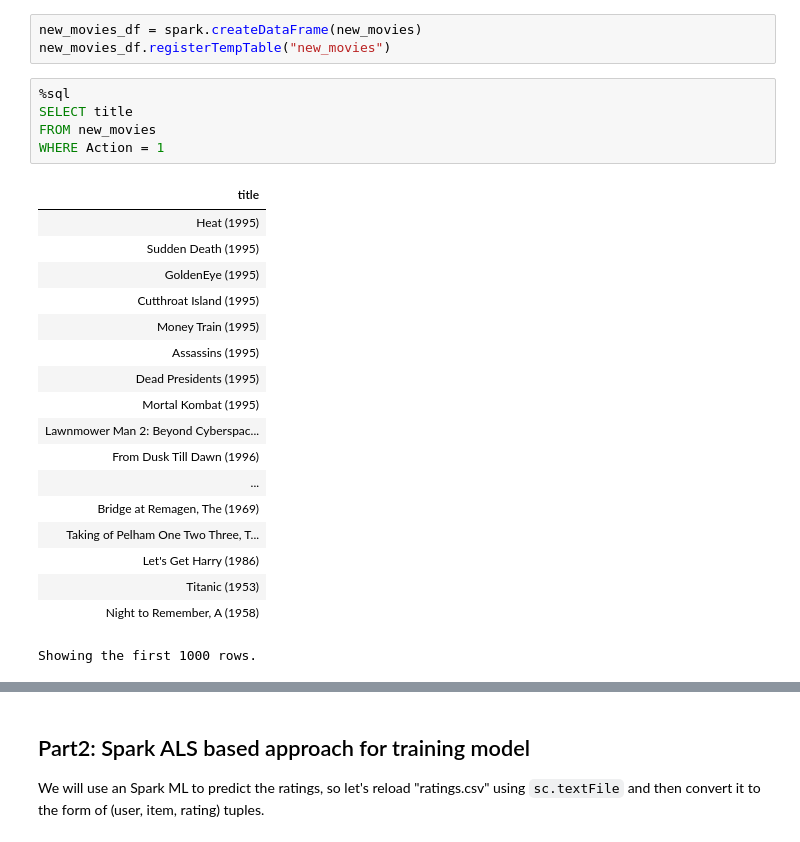
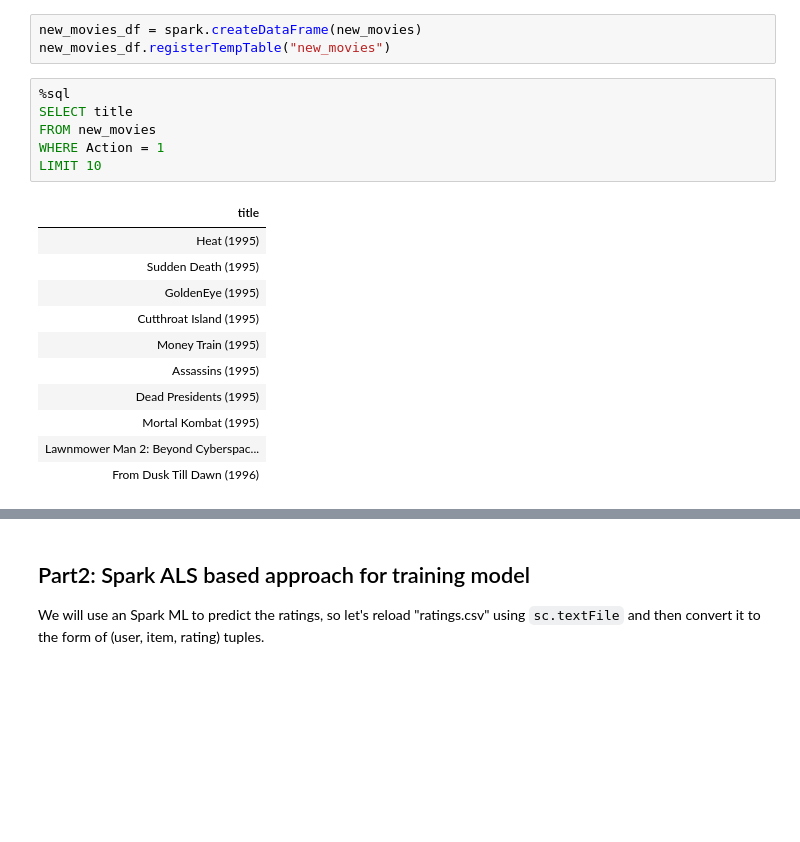
Before and after one commit to LiHantang/ALS_Recommendation_pyspark, a Jupyter notebook: ALS_Movie_Recommendation.ipynb, the cells around one changed output, grey strips where cells are left out. Cells and saved outputs as stored; diff of their text form; blank space fills up the shorter version.

```diff
--- a/ALS_Movie_Recommendation.ipynb
+++ b/ALS_Movie_Recommendation.ipynb
@@ -222,27 +216,21 @@ new_movies_df.registerTempTable("new_movies")
 # %%
 %sql
 SELECT title
 FROM new_movies
 WHERE Action = 1
+LIMIT 10
 # %% [output]
 | title |
 | Heat (1995) |
 | Sudden Death (1995) |
 | GoldenEye (1995) |
 | Cutthroat Island (1995) |
 | Money Train (1995) |
 | Assassins (1995) |
 | Dead Presidents (1995) |
 | Mortal Kombat (1995) |
 | Lawnmower Man 2: Beyond Cyberspac... |
 | From Dusk Till Dawn (1996) |
-| ... |
-| Bridge at Remagen, The (1969) |
-| Taking of Pelham One Two Three, T... |
-| Let's Get Harry (1986) |
-| Titanic (1953) |
-| Night to Remember, A (1958) |
-Showing the first 1000 rows.
 # %%
 %sql
 SELECT title
```
Also changed, not shown: parts of 3 cells of this notebook.
